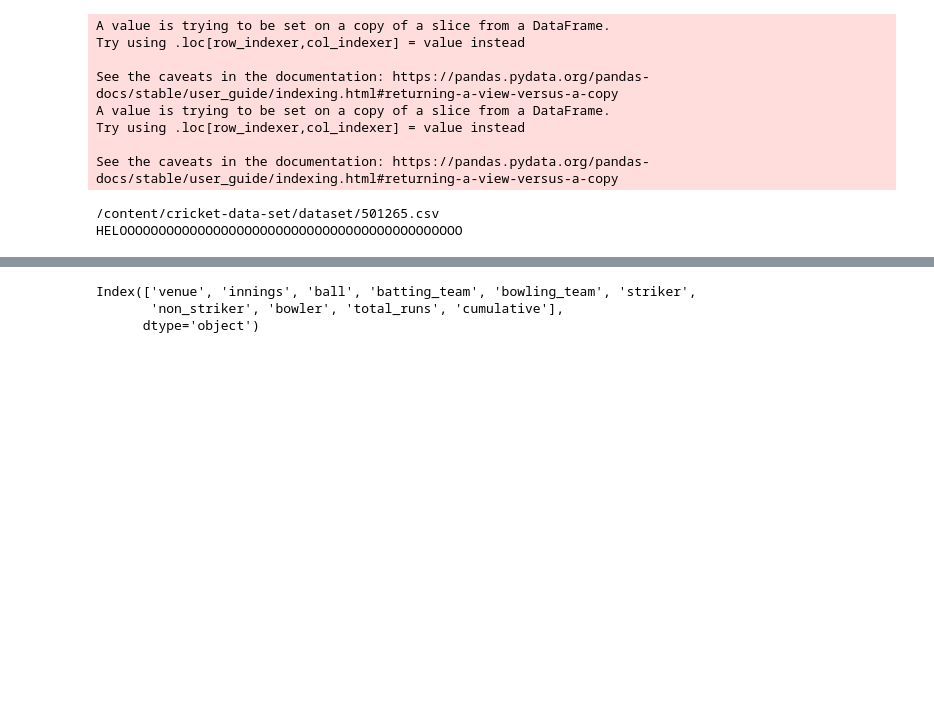
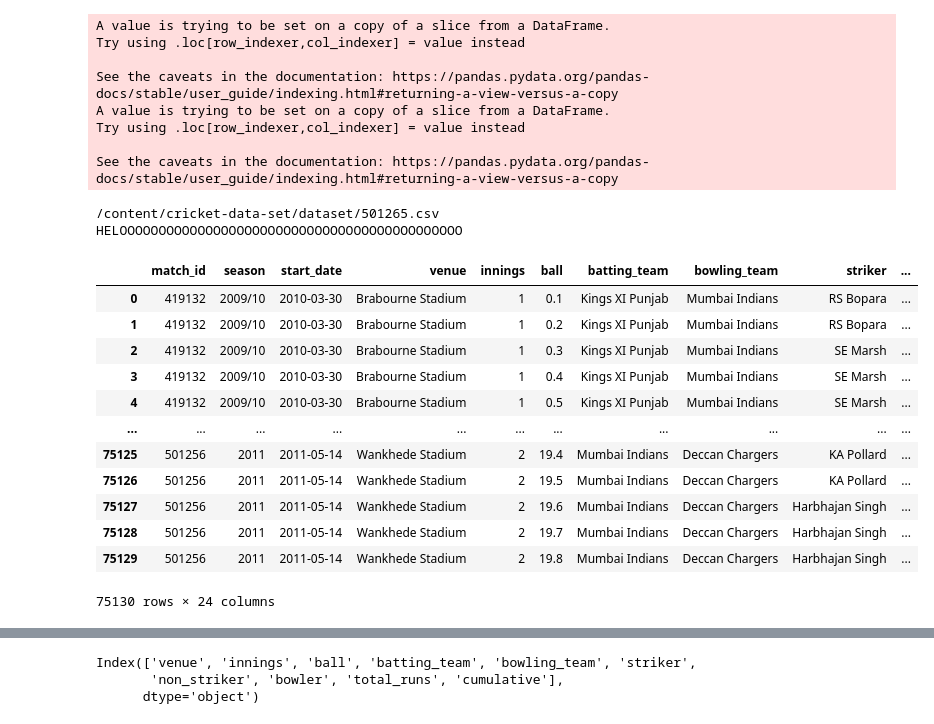
Before and after one commit to AndroBuddy/cricket-data-set, a Jupyter notebook: Score_prediction.ipynb, the cells around one changed output, grey strips where cells are left out. Cells and saved outputs as stored; diff of their text form; code cells hidden in the pictures; blank space fills up the shorter version.

```diff
--- a/Score_prediction.ipynb
+++ b/Score_prediction.ipynb
@@ -60,6 +66,22 @@ See the caveats in the documentation: https://pandas.pydata.org/pandas-docs/stab
 HELOOOOOOOOOOOOOOOOOOOOOOOOOOOOOOOOOOOOOOOOOOOO
 # %%
 matches_copy = matches.copy()
+# %%
+matches_copy
+# %% [output]
+|  | match_id | season | start_date | venue | innings | ball | batting_team | bowling_team | striker | ... |
+| 0 | 419132 | 2009/10 | 2010-03-30 | Brabourne Stadium | 1 | 0.1 | Kings XI Punjab | Mumbai Indians | RS Bopara | ... |
+| 1 | 419132 | 2009/10 | 2010-03-30 | Brabourne Stadium | 1 | 0.2 | Kings XI Punjab | Mumbai Indians | RS Bopara | ... |
+| 2 | 419132 | 2009/10 | 2010-03-30 | Brabourne Stadium | 1 | 0.3 | Kings XI Punjab | Mumbai Indians | SE Marsh | ... |
+| 3 | 419132 | 2009/10 | 2010-03-30 | Brabourne Stadium | 1 | 0.4 | Kings XI Punjab | Mumbai Indians | SE Marsh | ... |
+| 4 | 419132 | 2009/10 | 2010-03-30 | Brabourne Stadium | 1 | 0.5 | Kings XI Punjab | Mumbai Indians | SE Marsh | ... |
+| ... | ... | ... | ... | ... | ... | ... | ... | ... | ... | ... |
+| 75125 | 501256 | 2011 | 2011-05-14 | Wankhede Stadium | 2 | 19.4 | Mumbai Indians | Deccan Chargers | KA Pollard | ... |
+| 75126 | 501256 | 2011 | 2011-05-14 | Wankhede Stadium | 2 | 19.5 | Mumbai Indians | Deccan Chargers | KA Pollard | ... |
+| 75127 | 501256 | 2011 | 2011-05-14 | Wankhede Stadium | 2 | 19.6 | Mumbai Indians | Deccan Chargers | Harbhajan Singh | ... |
+| 75128 | 501256 | 2011 | 2011-05-14 | Wankhede Stadium | 2 | 19.7 | Mumbai Indians | Deccan Chargers | Harbhajan Singh | ... |
+| 75129 | 501256 | 2011 | 2011-05-14 | Wankhede Stadium | 2 | 19.8 | Mumbai Indians | Deccan Chargers | Harbhajan Singh | ... |
+75130 rows × 24 columns
 # %%
 matches.season.iloc[0]
 # %% [output]
```
Also changed, not shown: parts of 18 cells of this notebook.
